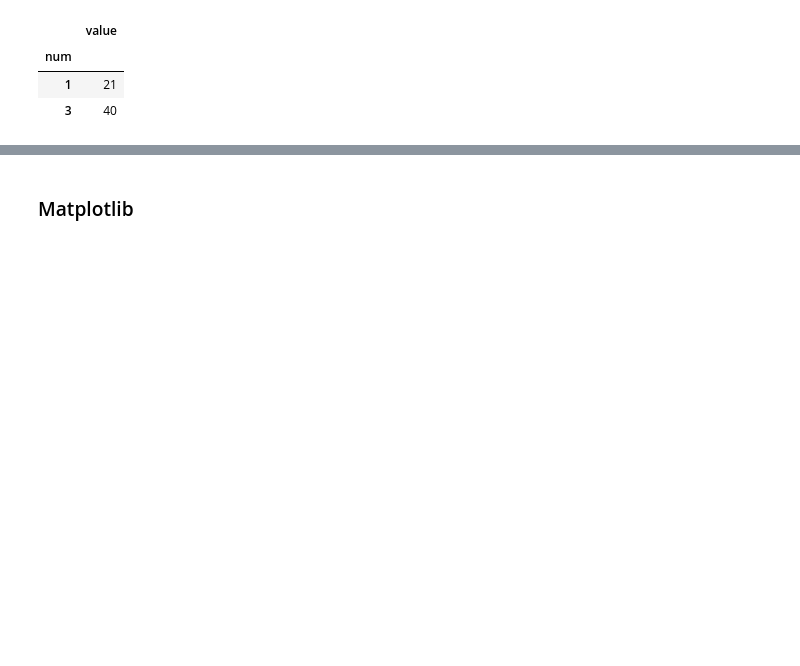
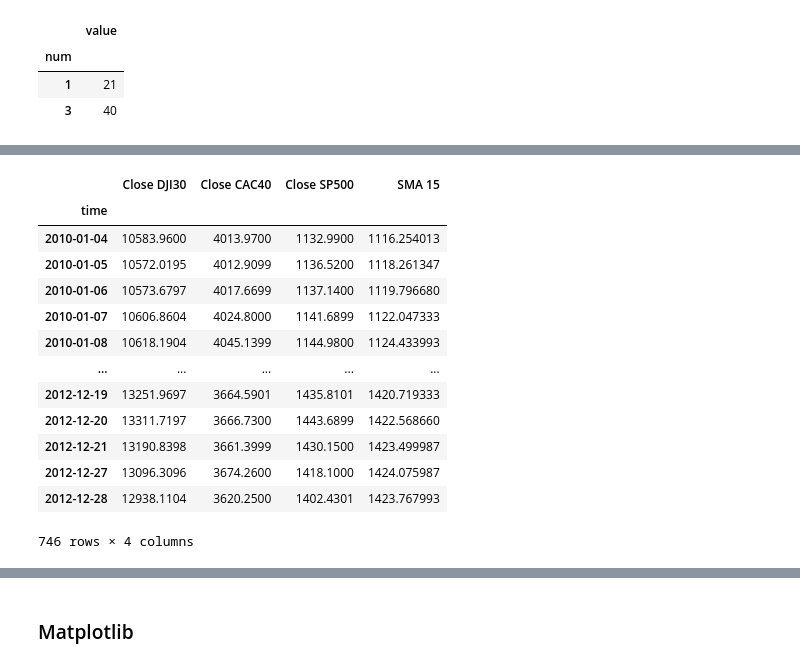
Before and after one commit to luissoler57/trading-algoritmico-a-z-con-python, a Jupyter notebook: ES_TA_Capítulo_02_Python_para_Data_Science.ipynb, the cells around one changed output, grey strips where cells are left out. Saved outputs shown, nothing was run; the diff lists cells and outputs as text; code cells hidden in the pictures; blank space fills up the shorter version.

```diff
--- a/ES_TA_Capítulo_02_Python_para_Data_Science.ipynb
+++ b/ES_TA_Capítulo_02_Python_para_Data_Science.ipynb
@@ -591,0 +605,18 @@ df.groupby(by="num").sum()
+# %%
+# Filtrar condicional por indice - ejem condicional por fecha
+assets.loc["2010":"2012"]
+# %% [output]
+|  | Close DJI30 | Close CAC40 | Close SP500 | SMA 15 |
+| time |  |  |  |  |
+| 2010-01-04 | 10583.9600 | 4013.9700 | 1132.9900 | 1116.254013 |
+| 2010-01-05 | 10572.0195 | 4012.9099 | 1136.5200 | 1118.261347 |
+| 2010-01-06 | 10573.6797 | 4017.6699 | 1137.1400 | 1119.796680 |
+| 2010-01-07 | 10606.8604 | 4024.8000 | 1141.6899 | 1122.047333 |
+| 2010-01-08 | 10618.1904 | 4045.1399 | 1144.9800 | 1124.433993 |
+| ... | ... | ... | ... | ... |
+| 2012-12-19 | 13251.9697 | 3664.5901 | 1435.8101 | 1420.719333 |
+| 2012-12-20 | 13311.7197 | 3666.7300 | 1443.6899 | 1422.568660 |
+| 2012-12-21 | 13190.8398 | 3661.3999 | 1430.1500 | 1423.499987 |
+| 2012-12-27 | 13096.3096 | 3674.2600 | 1418.1000 | 1424.075987 |
+| 2012-12-28 | 12938.1104 | 3620.2500 | 1402.4301 | 1423.767993 |
+746 rows × 4 columns
```
Also changed, not shown: parts of 35 cells of this notebook, 1 other file.
